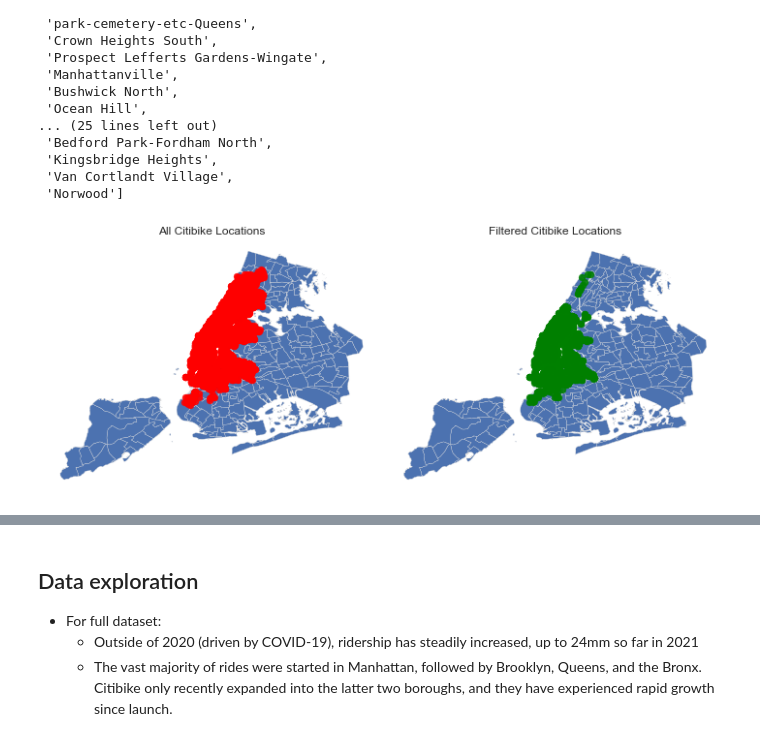
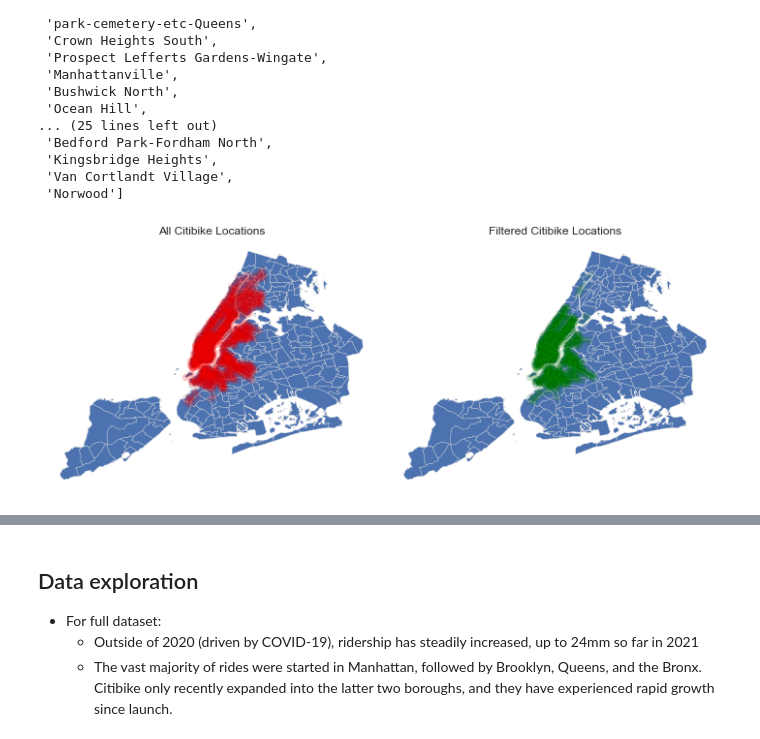
Before and after one commit to marvelje/citibike_ridership_project, a Jupyter notebook: citibike_eda.ipynb, the cells around one changed output, grey strips where cells are left out. Drawn from its saved outputs; the diff is of its cells as text; code cells hidden in the pictures.

Commit message:
Add heatmap visualization

```diff
--- a/citibike_eda.ipynb
+++ b/citibike_eda.ipynb
@@ -479,21 +416,21 @@ nyc_zip = gpd.read_file('./nyc_geo_data/2010 Neighborhood Tabulation Areas (NTAs
 # %%
 # Plot the citibike stations
 
 fig, ax = plt.subplots(ncols=2, figsize=(10,10))
 
 base = nyc_zip.plot(ax = ax[0], edgecolor='gainsboro')
-gdf_citibike1.plot(ax=ax[0], color='red', alpha=0.9)
+gdf_citibike1.plot(ax=ax[0], color='red', alpha=0.05)
 ax[0].set_title('All Citibike Locations')
 ax[0].axis('Off');
 
 base = nyc_zip.plot(ax = ax[1], edgecolor='gainsboro')
-gdf_citibike2.plot(ax=ax[1], color='green', alpha=0.9)
+gdf_citibike2.plot(ax=ax[1], color='green', alpha=0.05)
 ax[1].set_title('Filtered Citibike Locations')
 ax[1].axis('Off')
 
 plt.tight_layout();
 
 # Comments: by filtering for only stations that existing prior to 2017, we lose a lot of the Bronx,
 # Astoria, and parts of upper Manhattan.
 # %% [output]
-[figure, old version]
+[figure, new version]
```
Also changed, not shown: parts of 17 cells of this notebook.
